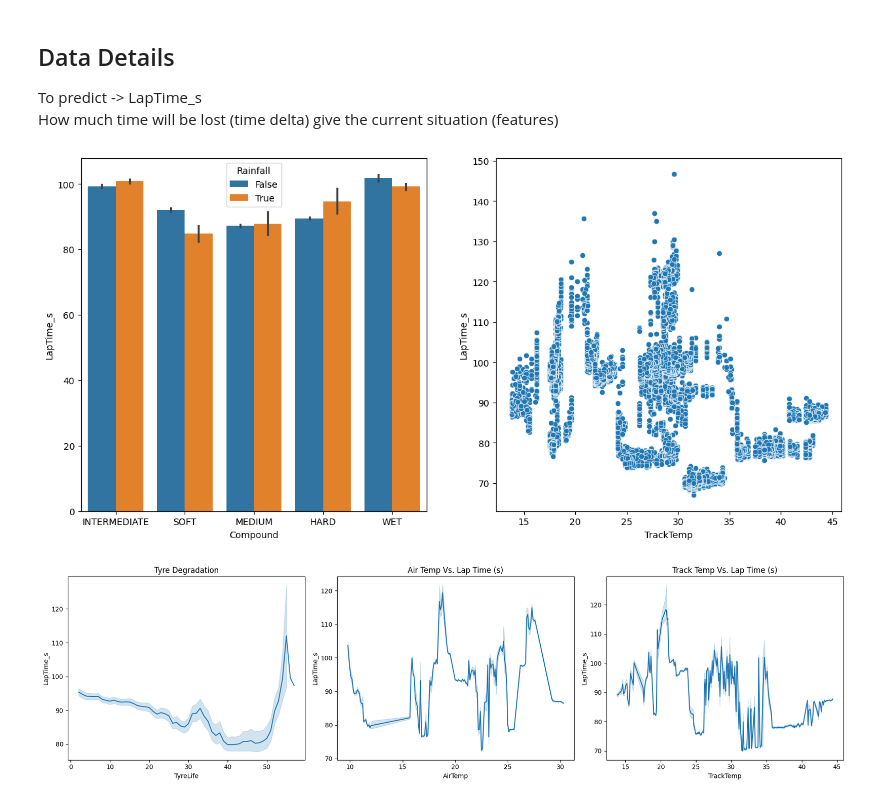
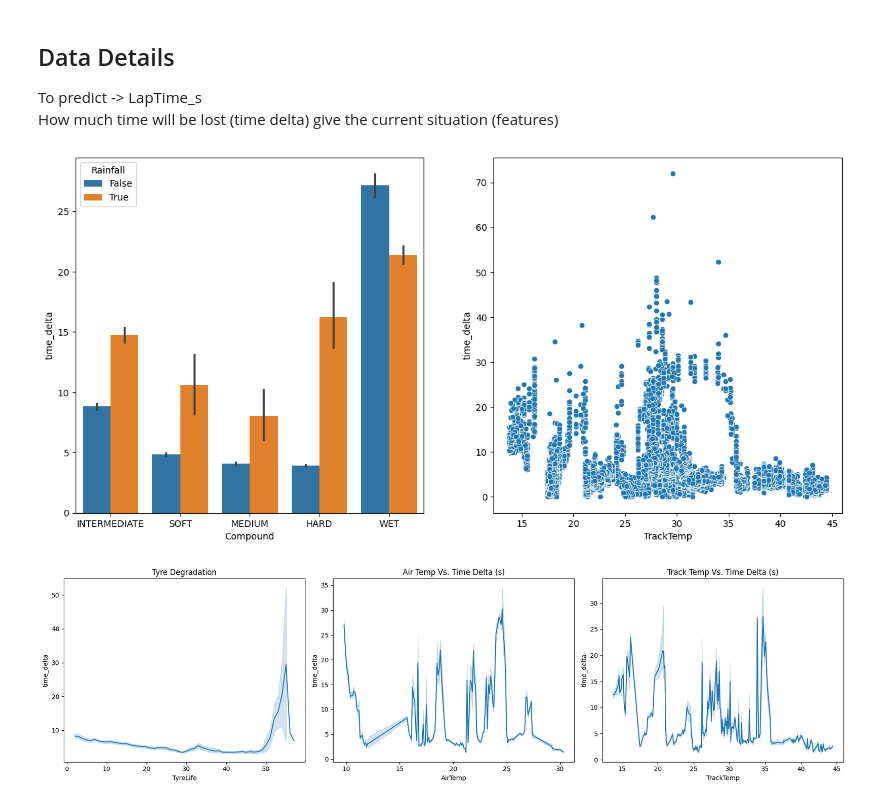
Before and after one commit to alishahmeerkhan/f1-crossover-predict, a Jupyter notebook: notebooks/visual.ipynb, the cells around one changed output. Drawn from its saved outputs; the diff is of its cells as text; code cells hidden in the pictures.

Commit message:
feat: finished data visualization

```diff
--- a/notebooks/visual.ipynb
+++ b/notebooks/visual.ipynb
@@ -30,28 +29,28 @@ How much time will be lost (time delta) give the current situation (features)
 # %%
 fig, axis = plt.subplots(1, 2, figsize=(15, 7))
 plt.subplot(121)
-sns.barplot(data=df, x='Compound', y='LapTime_s', hue='Rainfall')
+sns.barplot(data=df, x='Compound', y='time_delta', hue='Rainfall')
 
 plt.subplot(122)
-sns.scatterplot(data=df, x='TrackTemp', y='LapTime_s')
+sns.scatterplot(data=df, x='TrackTemp', y='time_delta')
 plt.show()
 # %% [output]
-[figure, old version]
+[figure, new version]
 # %%
 fig, axis = plt.subplots(1, 3, figsize=(18, 5))
 
-sns.lineplot(data=df, x='TyreLife', y='LapTime_s', ax=axis[0])
+sns.lineplot(data=df, x='TyreLife', y='time_delta', ax=axis[0])
 axis[0].set_title('Tyre Degradation')
 
 
-sns.lineplot(data=df, x='AirTemp', y='LapTime_s', ax=axis[1])
-axis[1].set_title('Air Temp Vs. Lap Time (s)')
+sns.lineplot(data=df, x='AirTemp', y='time_delta', ax=axis[1])
+axis[1].set_title('Air Temp Vs. Time Delta (s)')
 
 
-sns.lineplot(data=df, x='TrackTemp', y='LapTime_s', ax=axis[2])
-axis[2].set_title('Track Temp Vs. Lap Time (s)')
+sns.lineplot(data=df, x='TrackTemp', y='time_delta', ax=axis[2])
+axis[2].set_title('Track Temp Vs. Time Delta (s)')
 
 plt.tight_layout()
 plt.show()
 # %% [output]
-[figure, old version]
+[figure, new version]
```
Also changed, not shown: parts of 4 cells of this notebook, 1 other file.
